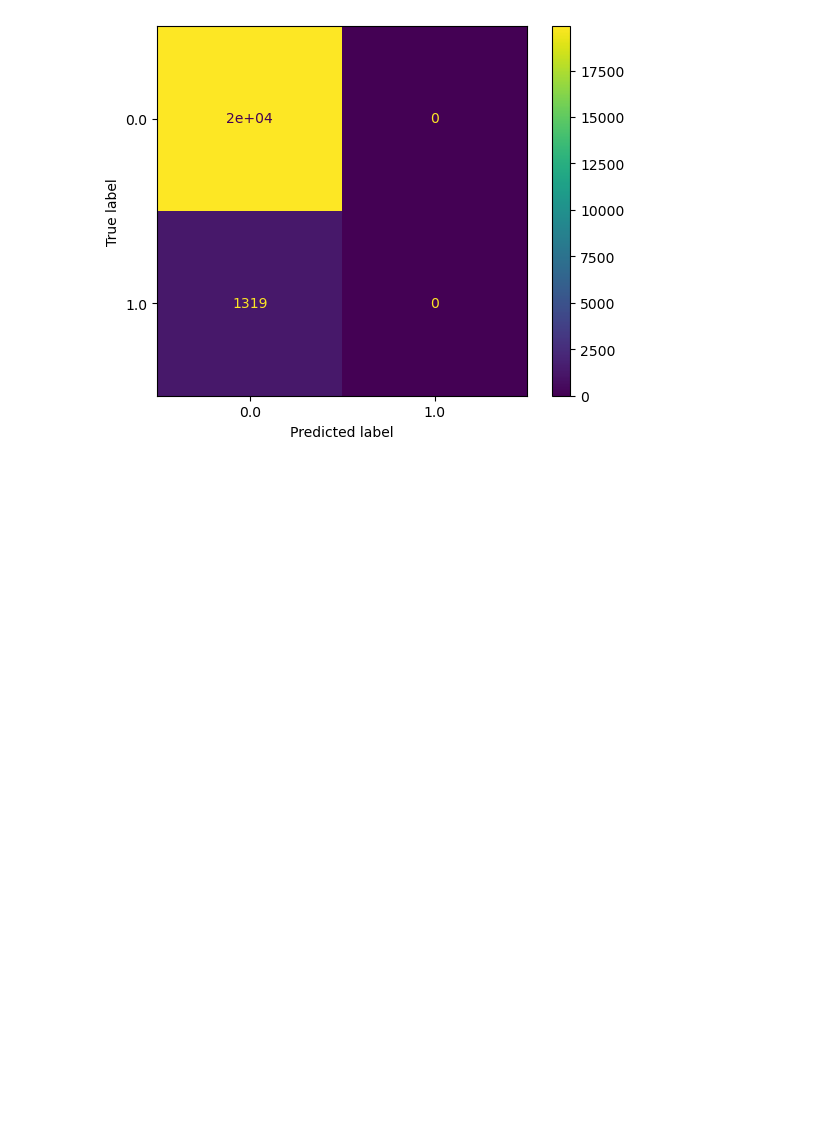
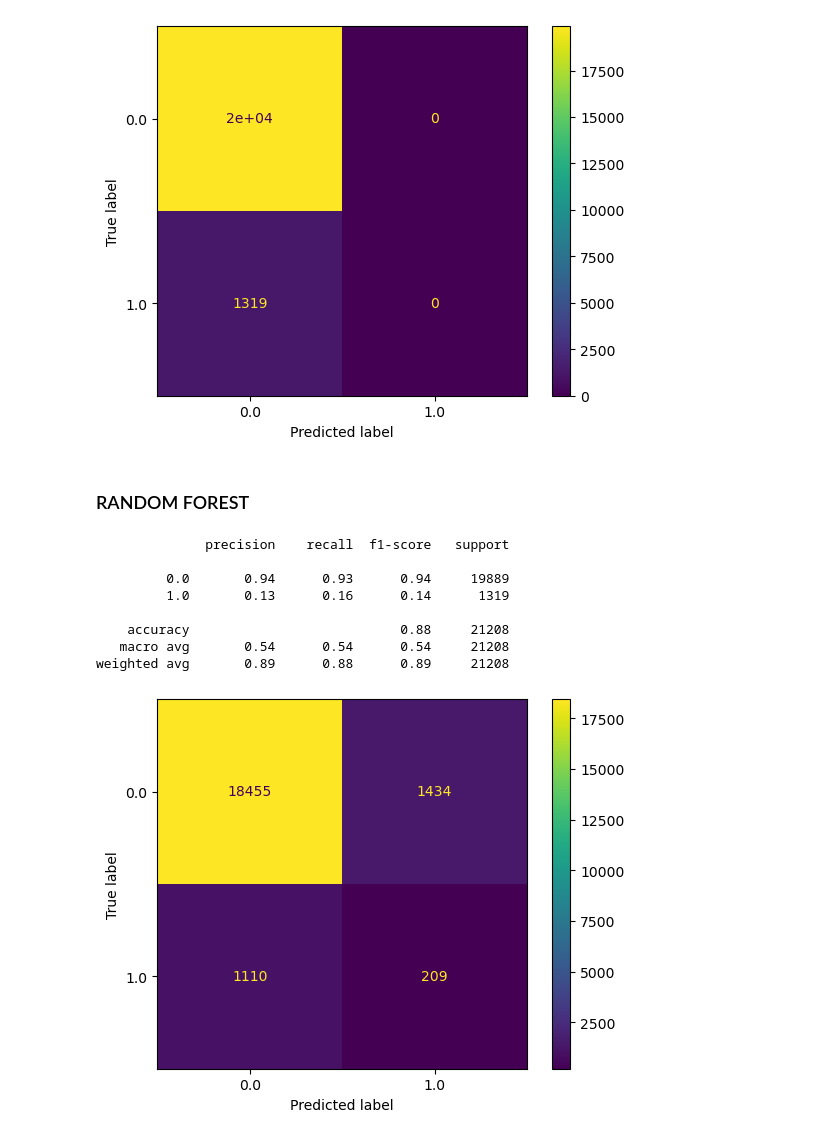
Before and after one commit to TurnipPudding/Machine-Learning---SCC0276, a Jupyter notebook: DHS Prediction (Stroke Prediction_Multiple Models_Classification).ipynb, the cells around one changed output. Cells and saved outputs as stored; diff of their text form; code cells hidden in the pictures; blank space fills up the shorter version.

Commit message:
Inclusão de mais modelos e uso de class_weight

```diff
--- a/DHS Prediction (Stroke Prediction_Multiple Models_Classification).ipynb
+++ b/DHS Prediction (Stroke Prediction_Multiple Models_Classification).ipynb
@@ -924,3 +918,17 @@ model_train_test(DecisionTreeClassifier(ccp_alpha=0.1,criterion='gini',max_depth
    macro avg       0.47      0.50      0.48     21208
 weighted avg       0.88      0.94      0.91     21208
 [figure]
+# %% [markdown]
+### RANDOM FOREST
+# %%
+model_train_test(RandomForestClassifier(class_weight='balanced', n_estimators=100, random_state=42))
+# %% [output]
+              precision    recall  f1-score   support
+
+         0.0       0.94      0.93      0.94     19889
+         1.0       0.13      0.16      0.14      1319
+
+    accuracy                           0.88     21208
+   macro avg       0.54      0.54      0.54     21208
+weighted avg       0.89      0.88      0.89     21208
+[figure, added]
```
Also changed, not shown: parts of 7 cells of this notebook.
